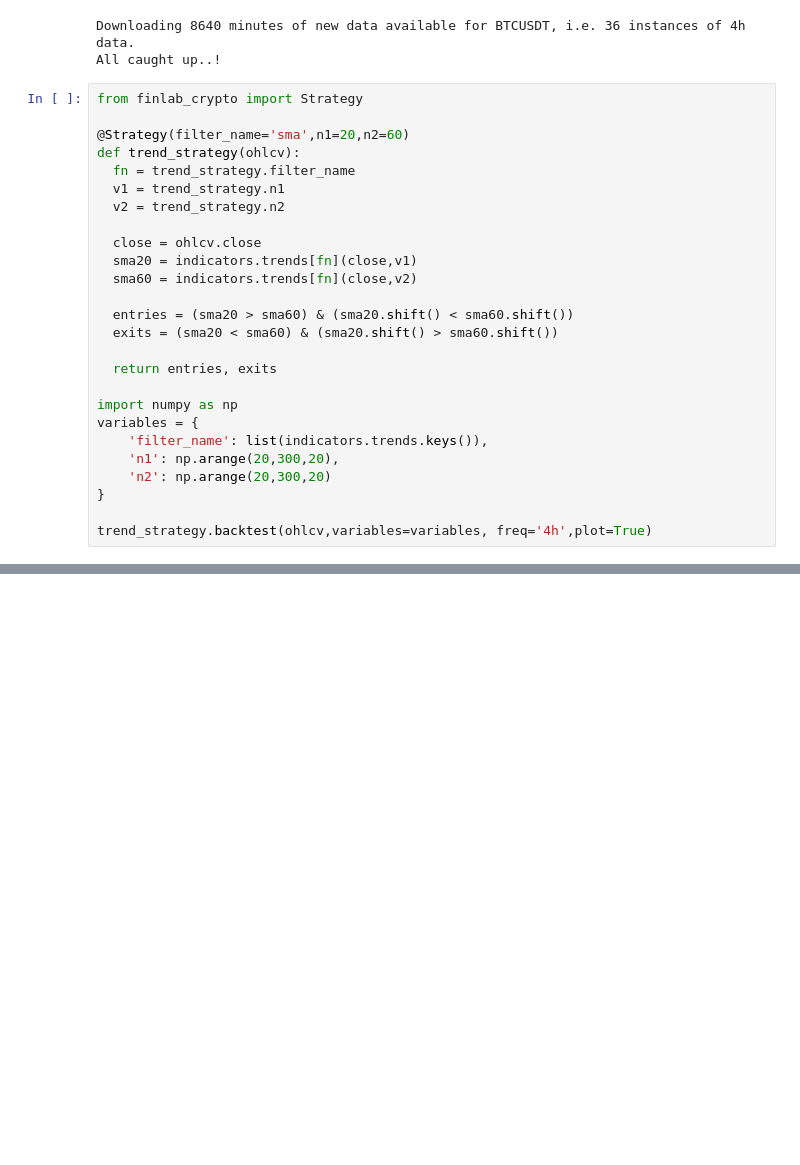
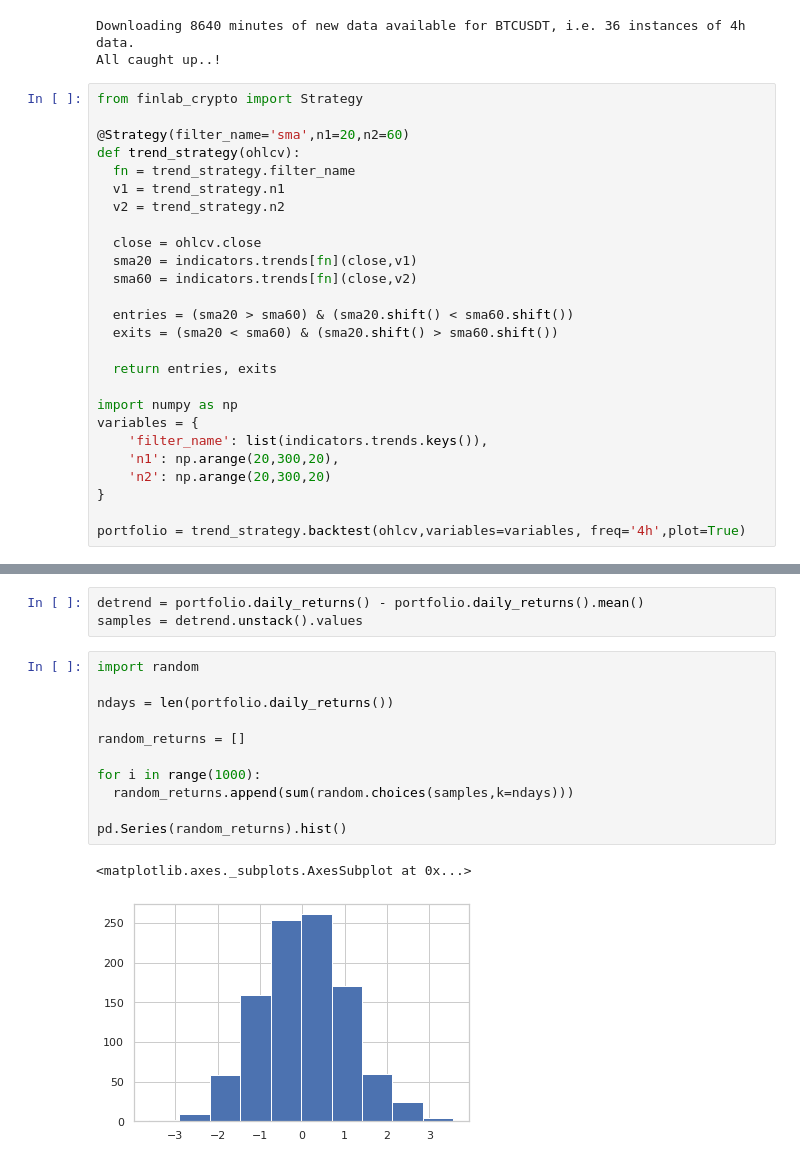
Before and after one commit to zhChenOuO/stock_ml_exercise, a Jupyter notebook: 02.ipynb, the cells around one changed output, grey strips where cells are left out. Drawn from its saved outputs; the diff is of its cells as text; blank space fills up the shorter version.

```diff
--- a/02.ipynb
+++ b/02.ipynb
@@ -74,7 +74,7 @@ variables = {
     'n2': np.arange(20,300,20)
 }
 
-trend_strategy.backtest(ohlcv,variables=variables, freq='4h',plot=True)
+portfolio = trend_strategy.backtest(ohlcv,variables=variables, freq='4h',plot=True)
 # %% [output]
 [figure]
 [figure]
@@ -84,0 +84,17 @@ VBox(children=(Dropdown(description='performance', options=('final_value', 'calm
+# %%
+detrend = portfolio.daily_returns() - portfolio.daily_returns().mean()
+samples = detrend.unstack().values
+# %%
+import random
+
+ndays = len(portfolio.daily_returns())
+
+random_returns = []
+
+for i in range(1000):
+  random_returns.append(sum(random.choices(samples,k=ndays)))
+
+pd.Series(random_returns).hist()
+# %% [output]
+<matplotlib.axes._subplots.AxesSubplot at 0x...>
+[figure, added]
```
Also changed, not shown: parts of 2 cells of this notebook.
